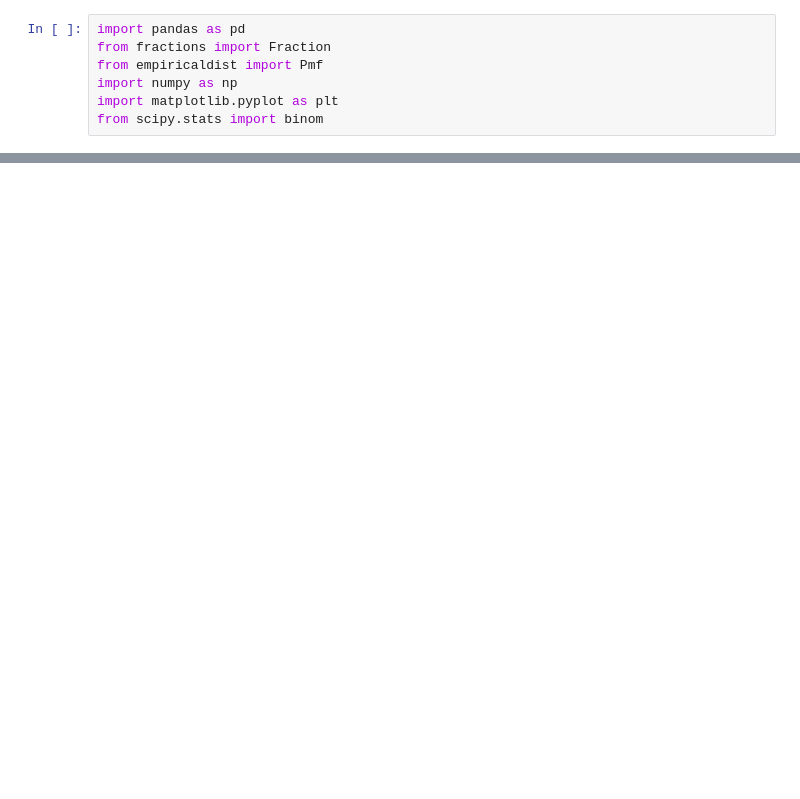
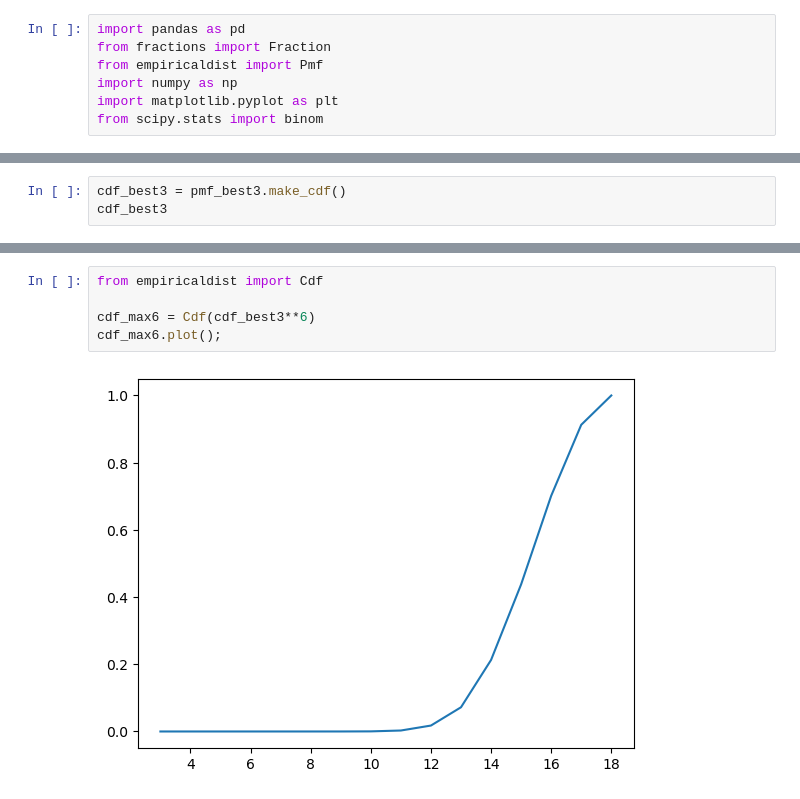
Before and after one commit to S3tuit/jup_lab, a Jupyter notebook: test.ipynb, the cells around one changed output, grey strips where cells are left out. Cells and saved outputs as stored; diff of their text form; blank space fills up the shorter version.

```diff
--- a/test.ipynb
+++ b/test.ipynb
@@ -289,0 +84,3 @@ array([388., 477.])
+# %%
+cdf_best3 = pmf_best3.make_cdf()
+cdf_best3
@@ -289,0 +105,7 @@ array([388., 477.])
+# %%
+from empiricaldist import Cdf
+
+cdf_max6 = Cdf(cdf_best3**6)
+cdf_max6.plot();
+# %% [output]
+[figure, added]
```
Also changed, not shown: parts of 63 cells of this notebook, 1 other file.
